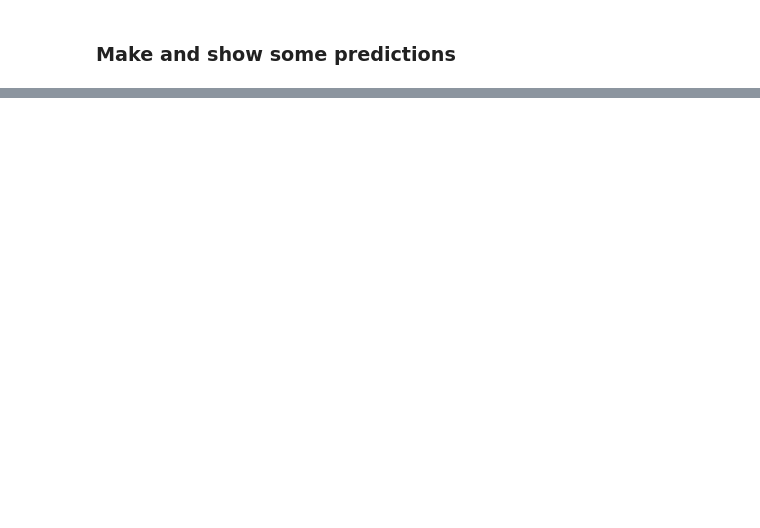
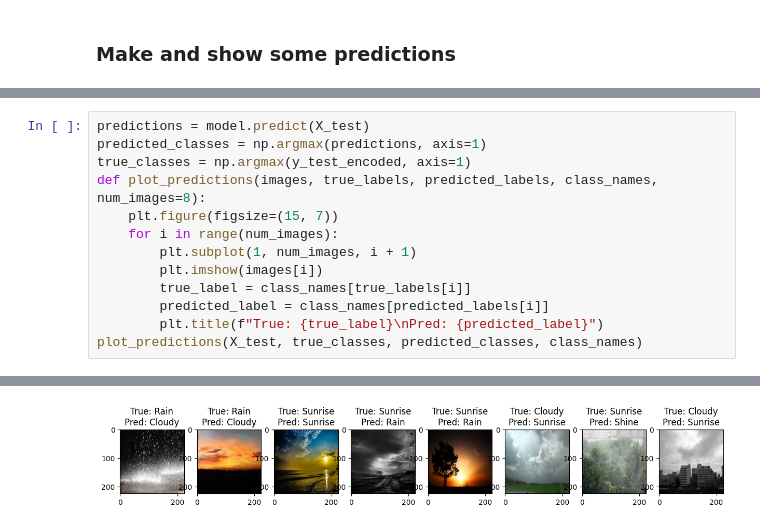
Before and after one commit to simulate111/Computer-Vision-and-Sensor-Fusion, a Jupyter notebook: Assignment_2_template.ipynb, the cells around one changed output, grey strips where cells are left out. Drawn from its saved outputs; the diff is of its cells as text; blank space fills up the shorter version.

```diff
--- a/Assignment_2_template.ipynb
+++ b/Assignment_2_template.ipynb
@@ -112,0 +299,14 @@ f.	Add the final classifier with the correct number of units and the suitable ac
+# %%
+predictions = model.predict(X_test)
+predicted_classes = np.argmax(predictions, axis=1)
+true_classes = np.argmax(y_test_encoded, axis=1)
+def plot_predictions(images, true_labels, predicted_labels, class_names, num_images=8):
+    plt.figure(figsize=(15, 7))
+    for i in range(num_images):
+        plt.subplot(1, num_images, i + 1)
+        plt.imshow(images[i])
+        true_label = class_names[true_labels[i]]
+        predicted_label = class_names[predicted_labels[i]]
+        plt.title(f"True: {true_label}\nPred: {predicted_label}")
+plot_predictions(X_test, true_classes, predicted_classes, class_names)
+# %% [output]
@@ -112,0 +314 @@ f.	Add the final classifier with the correct number of units and the suitable ac
+[figure, added]
```
Also changed, not shown: parts of 20 cells of this notebook.
